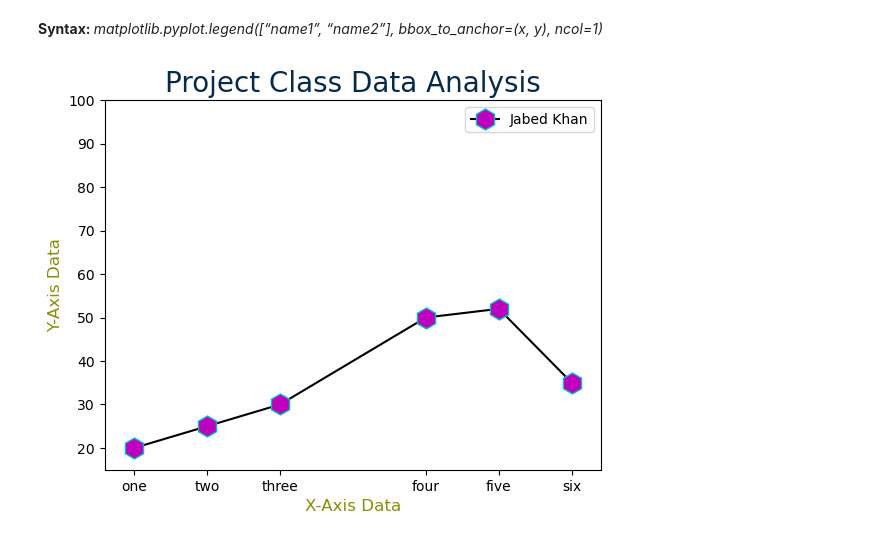
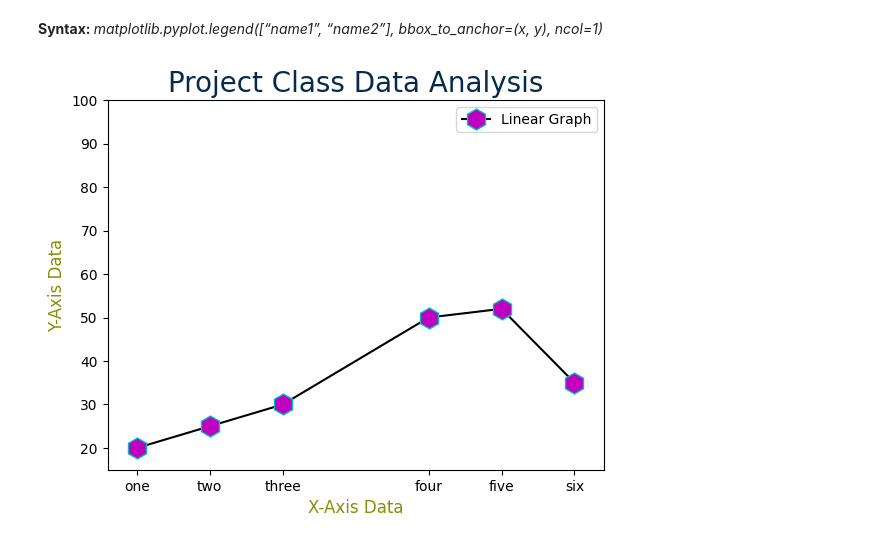
Before and after one commit to jabedkhanjb/Project-Class-TMU, a Jupyter notebook: Jupyter Notebook/C2 Matplotlib Data Analysis/Matplotlib Data Analysis.ipynb, the cells around one changed output. Drawn from its saved outputs; the diff is of its cells as text; code cells hidden in the pictures.

```diff
--- a/Jupyter Notebook/C2 Matplotlib Data Analysis/Matplotlib Data Analysis.ipynb
+++ b/Jupyter Notebook/C2 Matplotlib Data Analysis/Matplotlib Data Analysis.ipynb
@@ -54,28 +54,28 @@ plt.show()
 # %%
 import matplotlib.pyplot as plt
 import numpy as np
 
 xpoint = np.array([10, 15, 20, 30, 35, 40])
 ypoint = np.array([20, 25, 30, 50, 52, 35])
 
 plt.plot(xpoint, ypoint, "h-k", ms="15", mfc="m", mec="c")
 
 plt.title("Project Class Data Analysis", fontsize = "20", color = "#062a4c")
 plt.xlabel("X-Axis Data", fontsize = 12, color="#859105")
 plt.ylabel("Y-Axis Data", fontsize = 12, color="#859105")
 
 # setting the limit of yaxis
 plt.ylim(15, 100)
 plt.xlim(8, 42)
 
 # setting the label of xaxis
 plt.xticks(xpoint, labels=["one", "two", "three", "four", "five", "six"])
 # plt.yticks(ypoint, labels=["one", "two", "three", "four", "five", "six"])
 
 # adding legend
-plt.legend(["Jabed Khan"])
+plt.legend(["Linear Graph"])
 
 
 plt.show()
 # %% [output]
-[figure, old version]
+[figure, new version]
```
Also changed, not shown: parts of 1 cell of this notebook, 2 other files.
